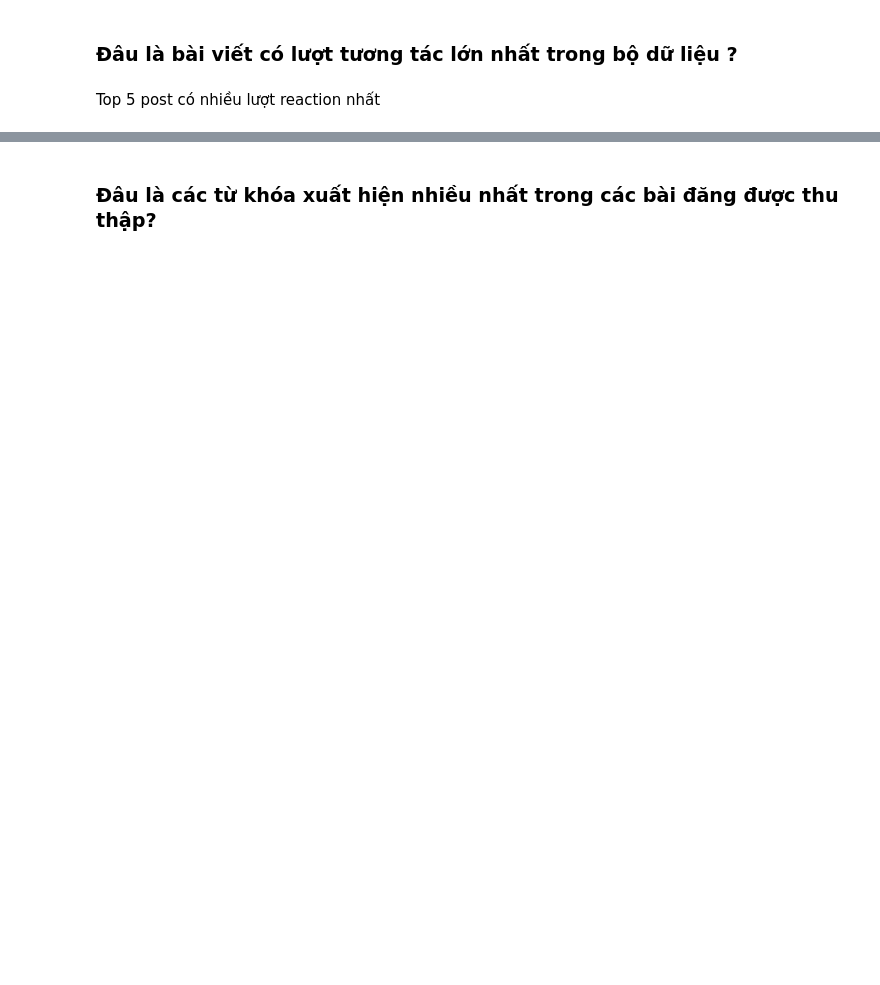
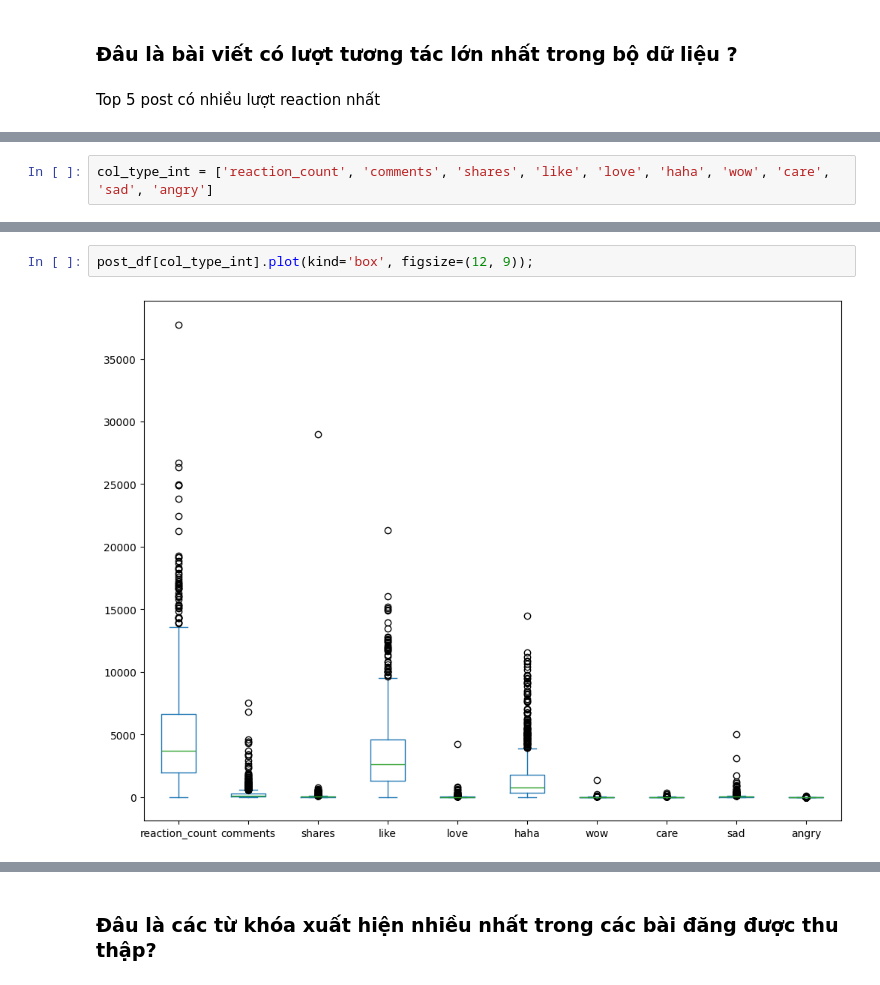
Before and after one commit to quangster/analyze-facebook-page, a Jupyter notebook: analyze_data.ipynb, the cells around one changed output, grey strips where cells are left out. Drawn from its saved outputs; the diff is of its cells as text; blank space fills up the shorter version.

```diff
--- a/analyze_data.ipynb
+++ b/analyze_data.ipynb
@@ -176,0 +89,2 @@ df.plot(x='time', y='total_react', figsize=(15, 5), title='Total Reaction by Tim
+# %%
+col_type_int = ['reaction_count', 'comments', 'shares', 'like', 'love', 'haha', 'wow', 'care', 'sad', 'angry']
@@ -176,0 +103,4 @@ df.plot(x='time', y='total_react', figsize=(15, 5), title='Total Reaction by Tim
+# %%
+post_df[col_type_int].plot(kind='box', figsize=(12, 9));
+# %% [output]
+[figure, added]
```
Also changed, not shown: parts of 80 cells of this notebook, 3 other files.
